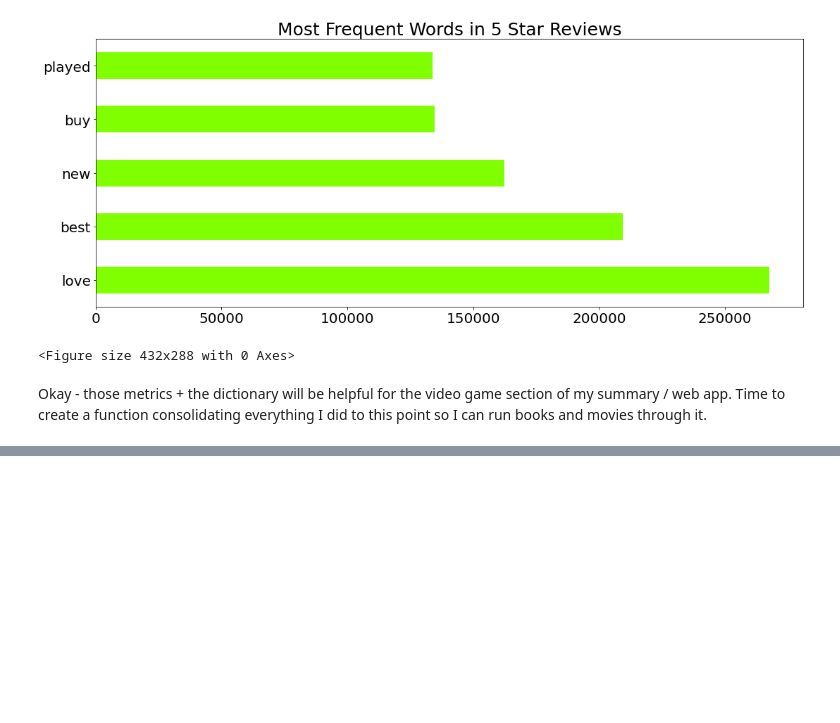
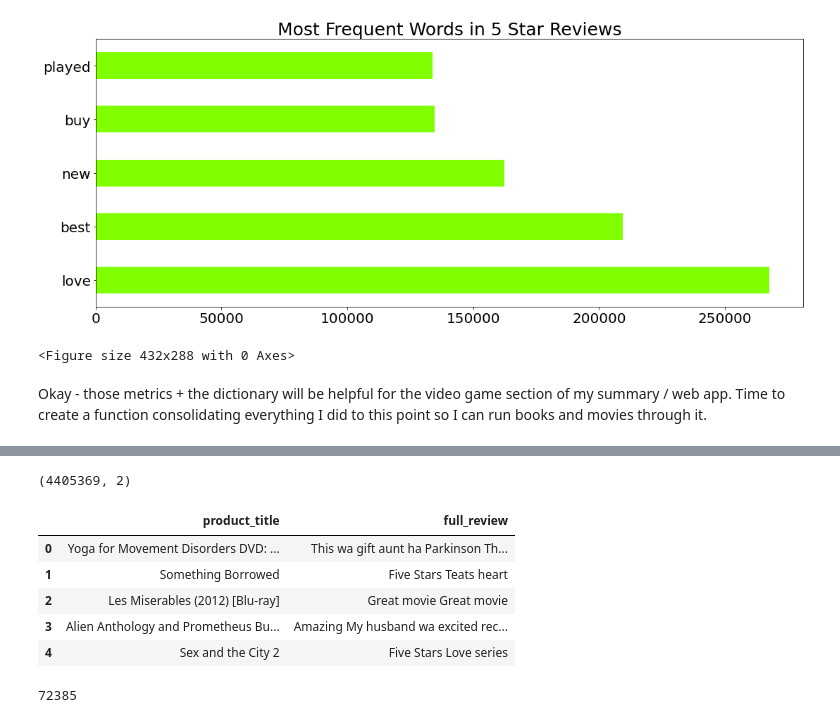
Before and after one commit to griffinwt/nextale, a Jupyter notebook: NLP.ipynb, the cells around one changed output, grey strips where cells are left out. Drawn from its saved outputs; the diff is of its cells as text; code cells hidden in the pictures; blank space fills up the shorter version.

```diff
--- a/NLP.ipynb
+++ b/NLP.ipynb
@@ -205,0 +246,21 @@ Okay - those metrics + the dictionary will be helpful for the video game section
+# %%
+#now, for movies
+df = pd.read_csv('./data/movie_dvd.csv', usecols=['product_title', 'full_review'])
+# %%
+df.dropna(inplace=True) #drop empty review texts
+print(df.shape)
+df.head() #preview
+# %% [output]
+(4405369, 2)
+|  | product_title | full_review |
+| 0 | Yoga for Movement Disorders DVD: ... | This wa gift aunt ha Parkinson Th... |
+| 1 | Something Borrowed | Five Stars Teats heart |
+| 2 | Les Miserables (2012) [Blu-ray] | Great movie Great movie |
+| 3 | Alien Anthology and Prometheus Bu... | Amazing My husband wa excited rec... |
+| 4 | Sex and the City 2 | Five Stars Love series |
+# %%
+prod_df = pd.read_pickle('./compressed/movies_look_c.pkl')
+prod_list = list(prod_df['product_title'])
+len(prod_list) #preview
+# %% [output]
+72385
```
Also changed, not shown: parts of 10 cells of this notebook, 14 other files.
